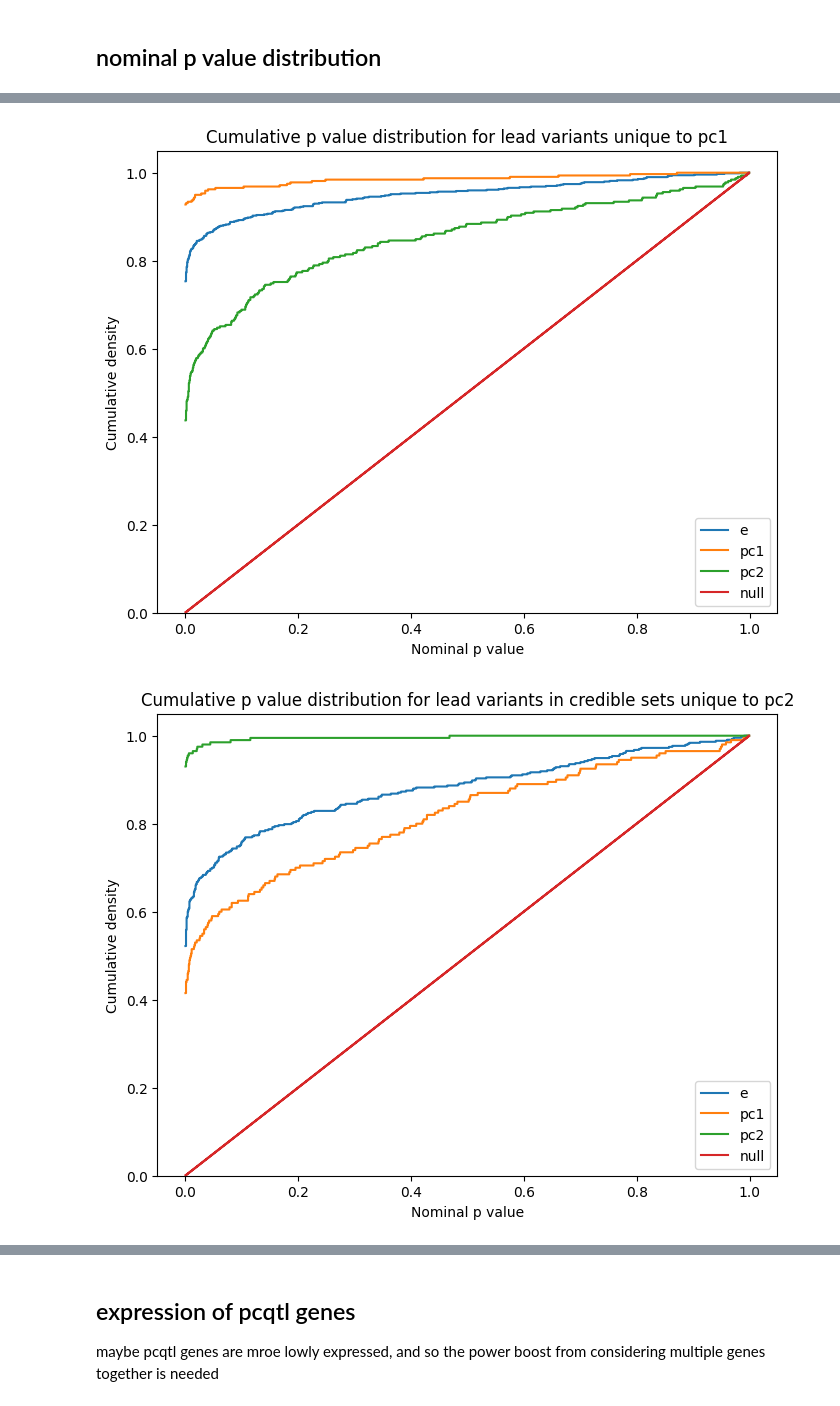
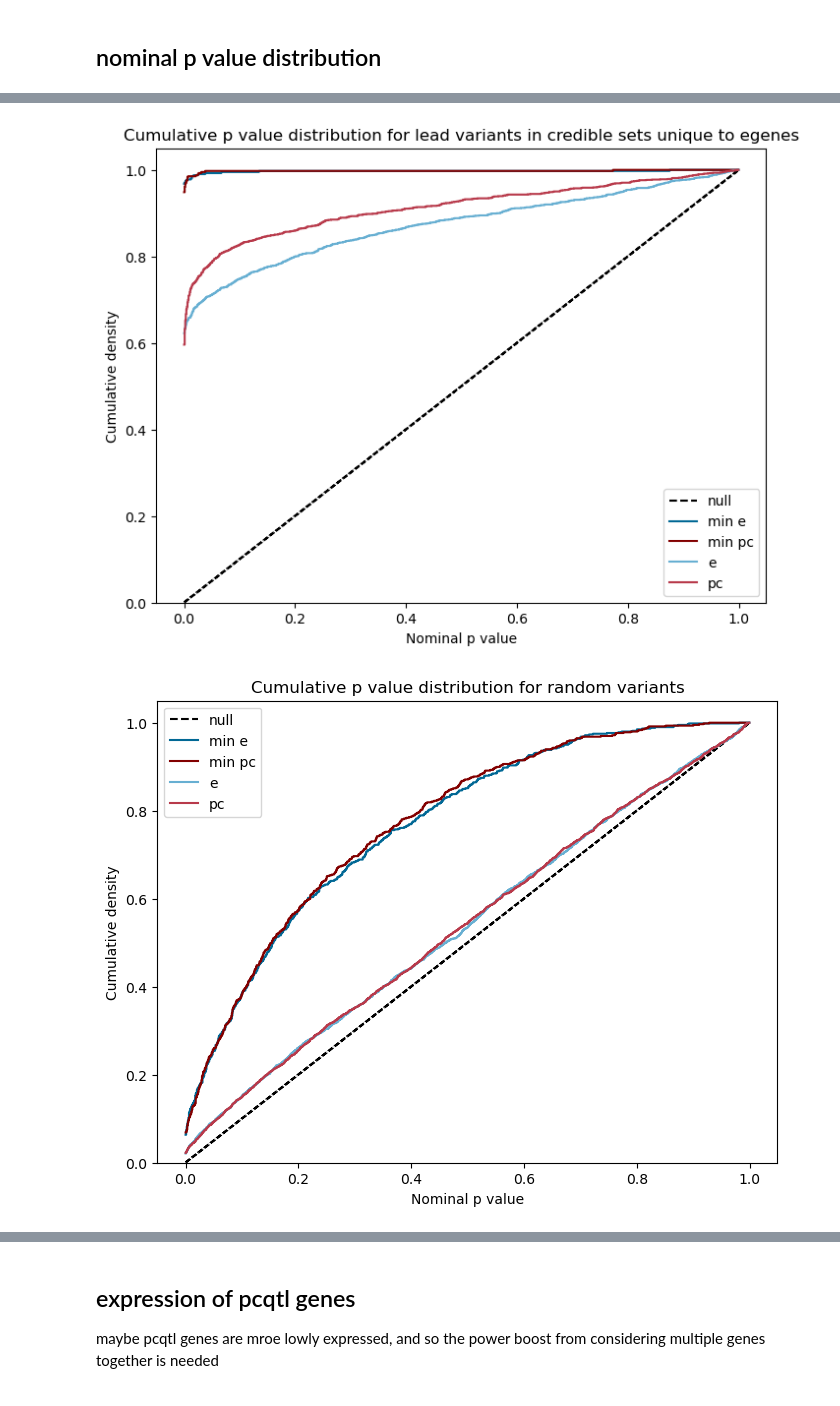
Before and after one commit to kal26/pcqtls, a Jupyter notebook: workflow/notebooks/pc_power.ipynb, the cells around one changed output, grey strips where cells are left out. Saved outputs shown, nothing was run; the diff lists cells and outputs as text; code cells hidden in the pictures.

```diff
--- a/workflow/notebooks/pc_power.ipynb
+++ b/workflow/notebooks/pc_power.ipynb
@@ -16,7 +16,7 @@ nominal p values and overlap dfs
 # get outputs from a config file
 prefix = '/home/klawren/oak/pcqtls'
 import yaml
-config_path= f'{prefix}/config/pcqtl_allgenes.yaml'
+config_path= f'{prefix}/config/pcqtl_proteincoding.yaml'
 with open(config_path, 'r') as f:
     config = yaml.safe_load(f)
 
@@ -79,30 +74,17 @@ overlap_df = pd.read_csv(f'{prefix}/{overlap_output_dir}/{tissue_id}.v8.overlap.
 
 # label cluster-variant pairs
 overlap_df['var_cluster'] = overlap_df['lead_variant_id'] + '_' + overlap_df['cluster_id']
-pc1_nominal_df['var_cluster'] = pc1_nominal_df['variant_id'] + '_' + pc1_nominal_df['cluster_id']
-pc2_nominal_df['var_cluster'] = pc2_nominal_df['variant_id'] + '_' + pc2_nominal_df['cluster_id']
+pc_nominal_df['var_cluster'] = pc_nominal_df['variant_id'] + '_' + pc_nominal_df['cluster_id']
 e_nominal_df['var_cluster'] = e_nominal_df['variant_id'] + '_' + e_nominal_df['cluster_id']
+
+
+# add some info to the overlap cluster
+overlap_df['pc_num'] = np.where(overlap_df['orig_cs_dataset']=='pc_qtl',  overlap_df['cs_full_id'].str.split('_').str[-2].str.strip('pc'), 0)
+overlap_df['pc_num'] = overlap_df['pc_num'].astype(int)
+# add in cluster size
+overlap_df['cluster_size'] = overlap_df['cluster_id'].str.split('_').apply(len)
+
+# add some info to the pc nominal df
+pc_nominal_df['pc_num'] = pc_nominal_df['phenotype_id'].str.split('_pc').str[-1]
 # %% [markdown]
 ## nominal p value distribution
-# %%
-def plot_nominal_ps(exclusive_df, min_e_per_cluster=False):
-    fig, ax = plt.subplots(figsize=(8, 6))
-
-    # lead variants exclusive to pc1
-    pc1_nominal_ps = pc1_nominal_df[pc1_nominal_df['var_cluster'].isin(exclusive_df['var_cluster'])]
-    pc2_nominal_ps = pc2_nominal_df[pc2_nominal_df['var_cluster'].isin(exclusive_df['var_cluster'])]
-    e_nominal_ps = e_nominal_df[e_nominal_df['var_cluster'].isin(exclusive_df['var_cluster'])]
-    if min_e_per_cluster:
-        e_nominal_ps = e_nominal_ps.loc[e_nominal_ps.groupby('cluster_id')['pval_nominal'].idxmin()]
-
-    # make the cumiulative plots
-    sns.histplot(e_nominal_ps['pval_nominal'], bins=np.arange(0,1,.001), stat='density', element='step', fill=False,cumulative=True, label='e', ax=ax)
-    sns.histplot(pc1_nominal_ps['pval_nominal'], bins=np.arange(0,1,.001), stat='density', element='step', fill=False,cumulative=True, label='pc1', ax=ax)
-    sns.histplot(pc2_nominal_ps['pval_nominal'], bins=np.arange(0,1,.001), stat='density', element='step', fill=False,cumulative=True, label='pc2', ax=ax)
-
-    sns.histplot(np.arange(0,1,.001), bins=np.arange(0,1,.001), stat='density', element='step', fill=False,cumulative=True, label='null', ax=ax)
-
-    ax.set_ylabel('Cumulative density')
-    ax.set_xlabel('Nominal p value')
-    ax.legend()
-    return ax
@@ -116,14 +182,17 @@ plt.show()
 # %%
-# lead variants exclusive to pc2
-ax = plot_nominal_ps(overlap_df[(overlap_df['num_e_samelead']==0)&(overlap_df['num_pc1_samelead']>0)])
-ax.set_title('Cumulative p value distribution for lead variants unique to pc1')
+# lead variants exclusive to eqtls
+
+ax = plot_nominal_ps(overlap_df[(overlap_df['num_pc_overlap']==0)&(overlap_df['orig_cs_dataset']=='control_eqtl')], min_pc_per_cluster=True, min_e_per_cluster=True)
+ax.set_title('Cumulative p value distribution for lead variants in credible sets unique to egenes')
 plt.show()
 # %% [output]
-[figure, old version]
+[figure, new version]
 # %%
-# lead variants exclusive to pc2
-ax = plot_nominal_ps(overlap_df[(overlap_df['num_e_overlap']==0)&(overlap_df['num_pc2_overlap']>0)])
-ax.set_title('Cumulative p value distribution for lead variants in credible sets unique to pc2')
+# against random selection of variants
+random = pc_nominal_df.sample(1000)
+
+ax = plot_nominal_ps(random, min_pc_per_cluster=True, min_e_per_cluster=True)
+ax.set_title('Cumulative p value distribution for random variants')
 plt.show()
 # %% [output]
-[figure, old version]
+[figure, new version]
```
Also changed, not shown: parts of 10 cells of this notebook, 6 other files.
